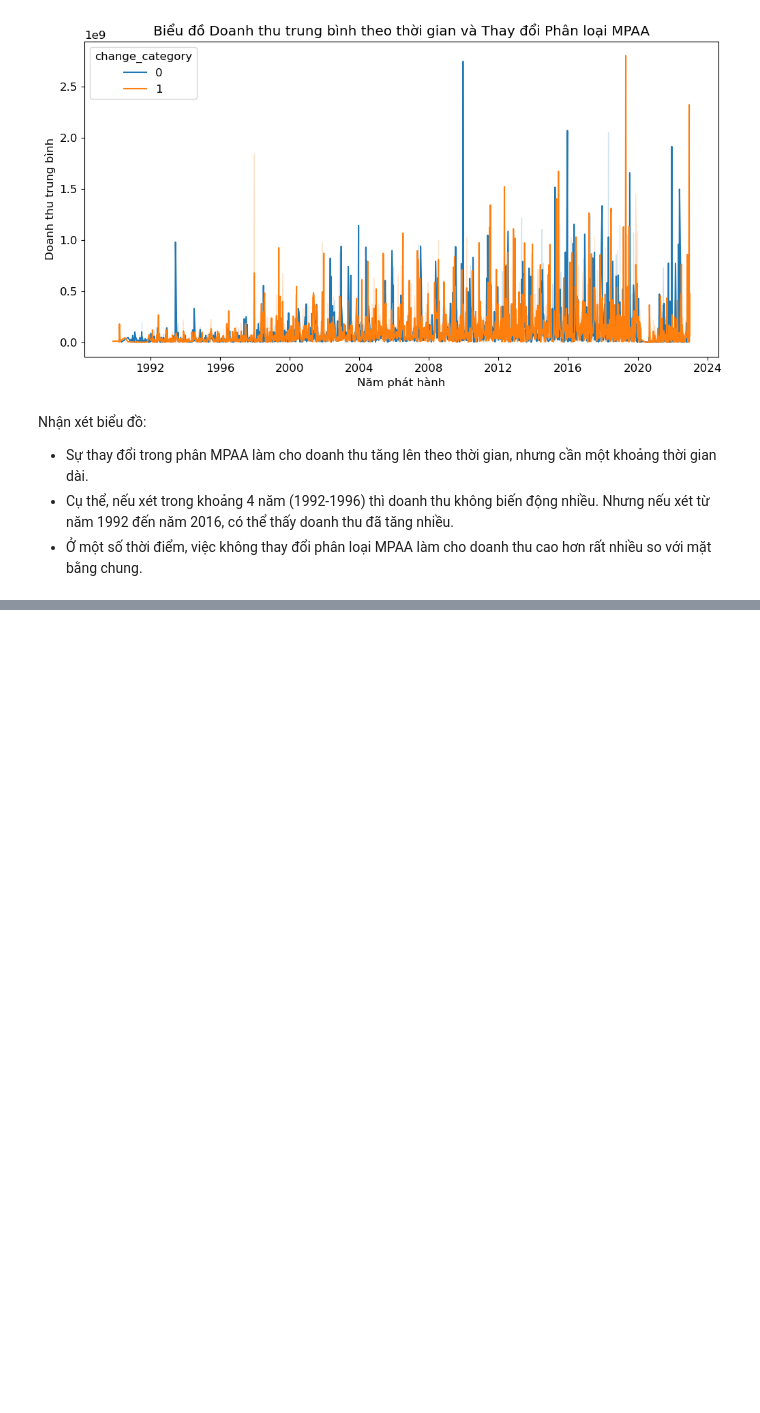
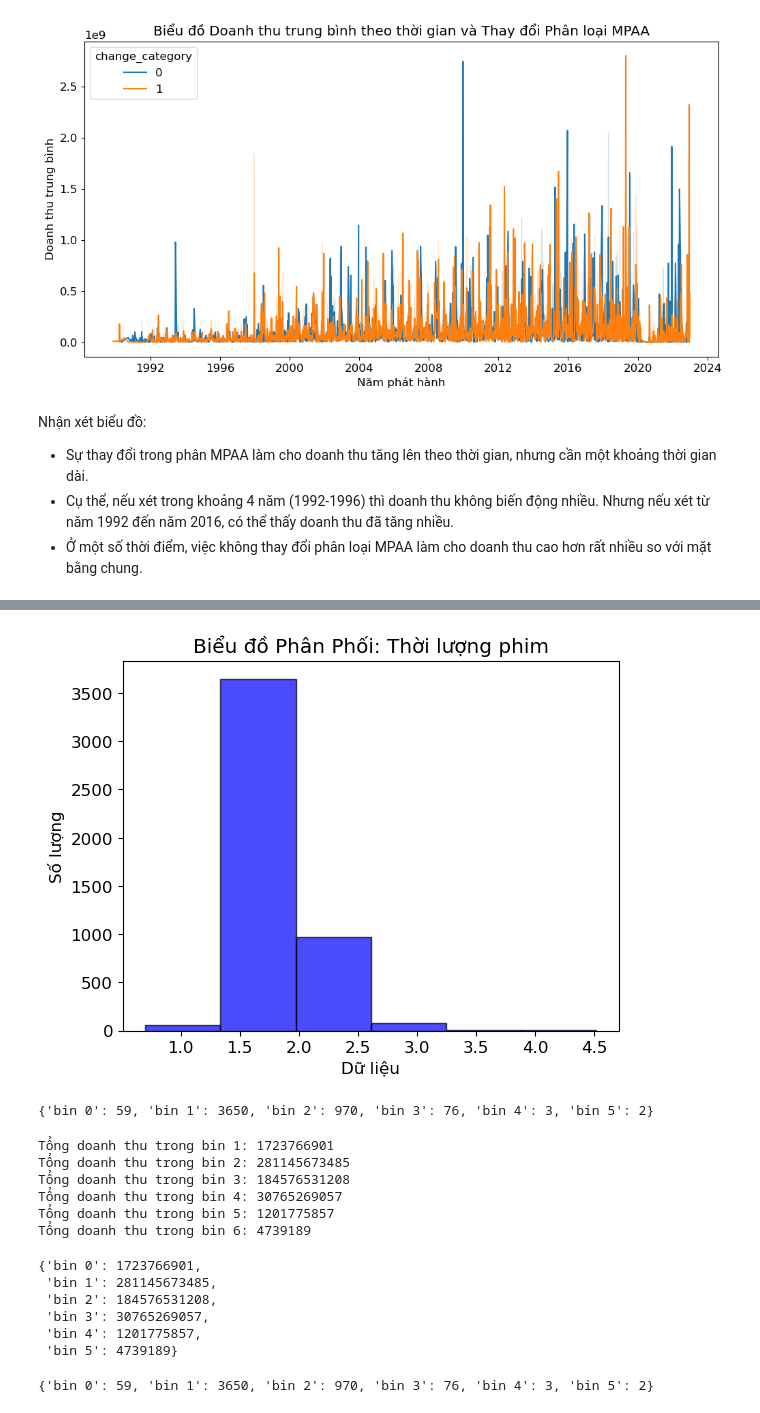
Before and after one commit to NguyenQuocHung47/Intro2DS-PJ1, a Jupyter notebook: EDA.ipynb, the cells around one changed output, grey strips where cells are left out. Cells and saved outputs as stored; diff of their text form; code cells hidden in the pictures; blank space fills up the shorter version.

```diff
--- a/EDA.ipynb
+++ b/EDA.ipynb
@@ -419,0 +425,65 @@ Nhận xét biểu đồ:
+# %%
+copy = movies_df.copy()
+# %%
+copy['running_time_hours'] = movies_df['running_time']/60
+# %%
+plt.hist(copy['running_time_hours'], bins=6, color='blue', edgecolor='black', alpha=0.7)
+
+count_each_bin = {}
+# Hiển thị số lượng từng bin
+for i, count in enumerate(hist):
+    bin_start = bin_edges[i]
+    bin_end = bin_edges[i + 1]
+    temp = 'bin ' + str(i)
+    count_each_bin[temp] = count
+
+# Đặt tên cho trục x và y
+plt.xlabel('Dữ liệu')
+plt.ylabel('Số lượng')
+
+# Đặt tiêu đề cho biểu đồ
+plt.title('Biểu đồ Phân Phối: Thời lượng phim')
+
+# Hiển thị biểu đồ
+plt.show()
+count_each_bin
+# %% [output]
+[figure, added]
+{'bin 0': 59, 'bin 1': 3650, 'bin 2': 970, 'bin 3': 76, 'bin 4': 3, 'bin 5': 2}
+# %%
+running_time = copy['running_time_hours'].tolist()
+world_revenue = copy['world_revenue'].tolist()
+
+# Tạo histogram cho cột running_time
+num_bins = 6
+hist, bin_edges = np.histogram(running_time, bins=num_bins)
+revenue = {}
+# Tính tổng doanh thu cho từng bin
+for i in range(len(bin_edges) - 1):
+    bin_start = bin_edges[i]
+    bin_end = bin_edges[i + 1]
+    bin_data = [world_revenue[j] for j in range(len(running_time)) if bin_start <= running_time[j] < bin_end]
+    total_revenue = sum(bin_data)
+    temp = 'bin '+ str(i)
+    revenue[temp] = total_revenue
+    print(f'Tổng doanh thu trong bin {i + 1}: {total_revenue}')
+# %% [output]
+Tổng doanh thu trong bin 1: 1723766901
+Tổng doanh thu trong bin 2: 281145673485
+Tổng doanh thu trong bin 3: 184576531208
+Tổng doanh thu trong bin 4: 30765269057
+Tổng doanh thu trong bin 5: 1201775857
+Tổng doanh thu trong bin 6: 4739189
+# %%
+revenue
+# %% [output]
+{'bin 0': 1723766901,
+ 'bin 1': 281145673485,
+ 'bin 2': 184576531208,
+ 'bin 3': 30765269057,
+ 'bin 4': 1201775857,
+ 'bin 5': 4739189}
+# %%
+count_each_bin
+# %% [output]
+{'bin 0': 59, 'bin 1': 3650, 'bin 2': 970, 'bin 3': 76, 'bin 4': 3, 'bin 5': 2}
```
Also changed, not shown: parts of 2 cells of this notebook.
